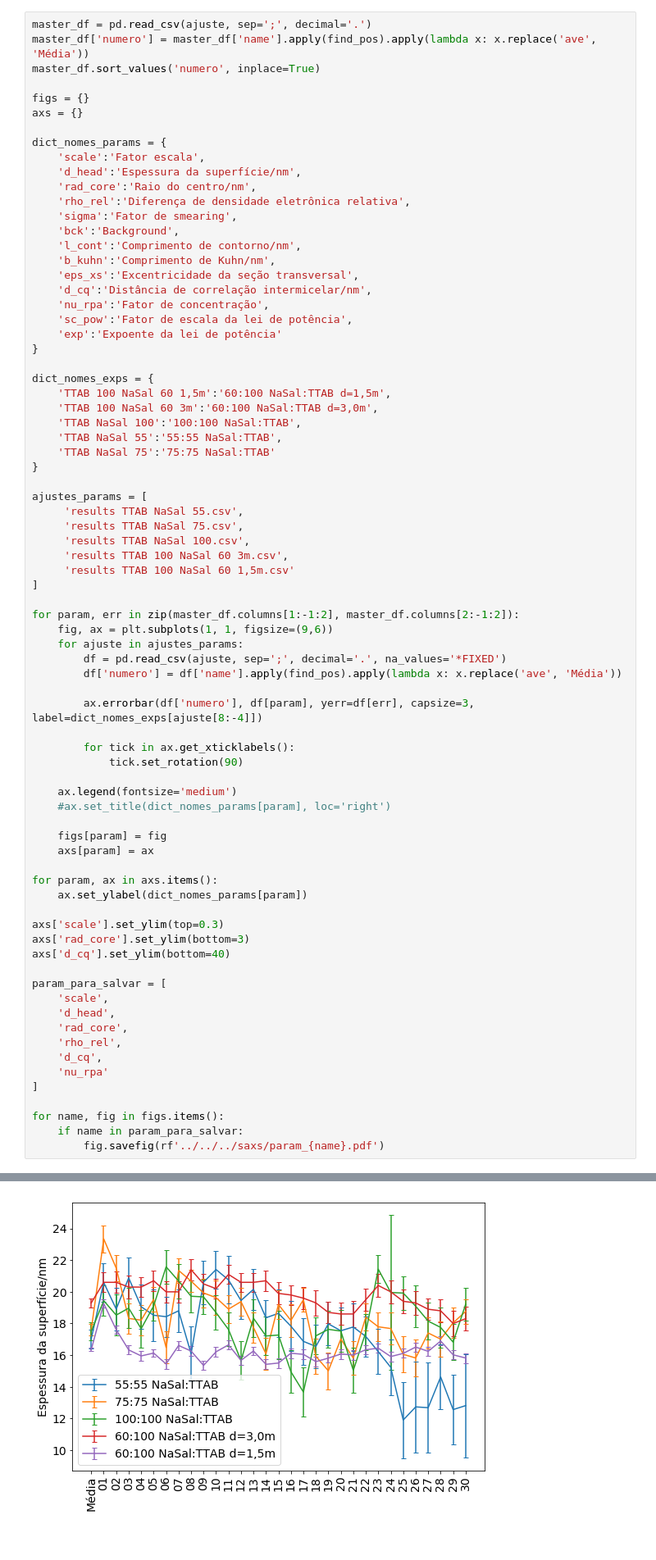
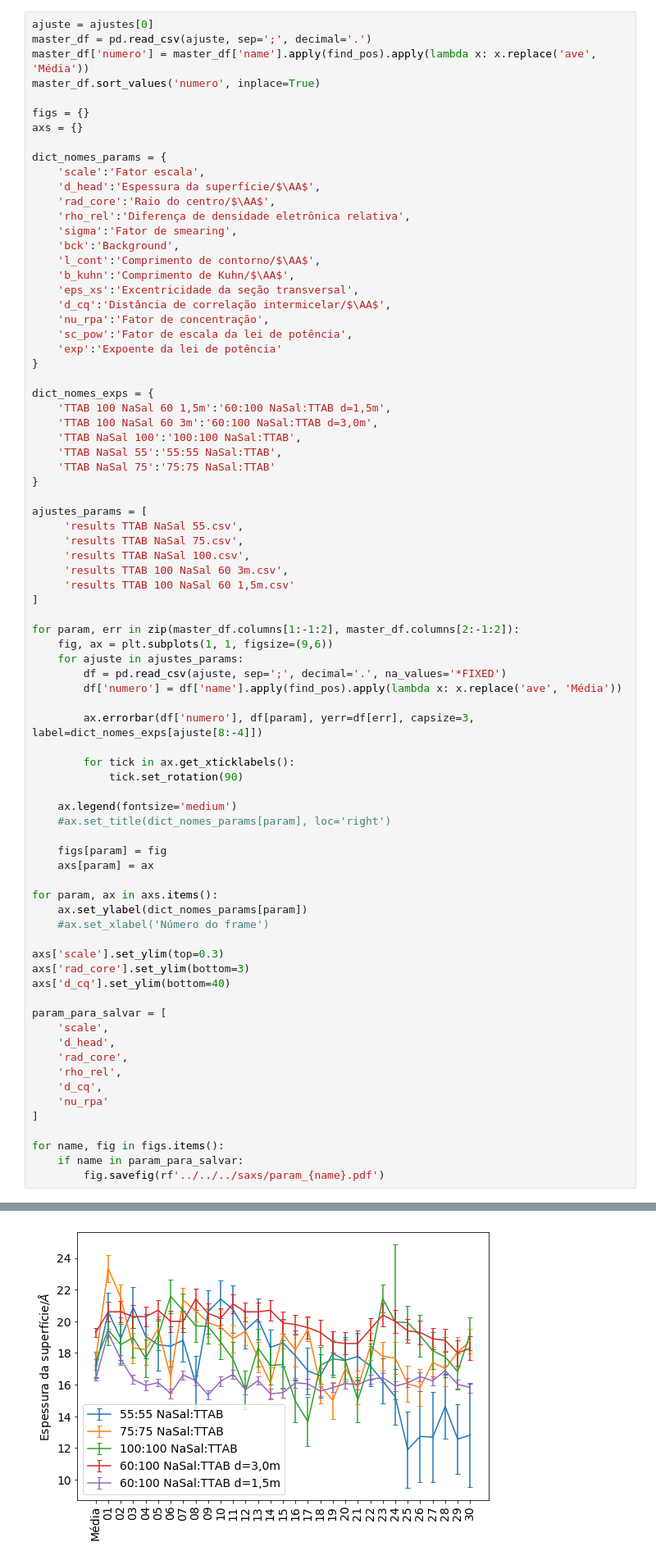
Before and after one commit to KarlClinckspoor/Tese, a Jupyter notebook: imagens/notebooks/dados experimentais/TR_SAXS/Plots SAXS.ipynb, the cells around one changed output, grey strips where cells are left out. Shown at 82% size. Drawn from its saved outputs; the diff is of its cells as text.

```diff
--- a/imagens/notebooks/dados experimentais/TR_SAXS/Plots SAXS.ipynb
+++ b/imagens/notebooks/dados experimentais/TR_SAXS/Plots SAXS.ipynb
@@ -528,6 +528,7 @@ ax.legend()
 # %% [markdown]
 ## Todos
 # %%
+ajuste = ajustes[0]
 master_df = pd.read_csv(ajuste, sep=';', decimal='.')
 master_df['numero'] = master_df['name'].apply(find_pos).apply(lambda x: x.replace('ave', 'Média'))
 master_df.sort_values('numero', inplace=True)
@@ -537,15 +538,15 @@ axs = {}
 
 dict_nomes_params = {
     'scale':'Fator escala',
-    'd_head':'Espessura da superfície/nm',
-    'rad_core':'Raio do centro/nm',
+    'd_head':'Espessura da superfície/$\AA$',
+    'rad_core':'Raio do centro/$\AA$',
     'rho_rel':'Diferença de densidade eletrônica relativa',
     'sigma':'Fator de smearing',
     'bck':'Background',
-    'l_cont':'Comprimento de contorno/nm',
-    'b_kuhn':'Comprimento de Kuhn/nm',
+    'l_cont':'Comprimento de contorno/$\AA$',
+    'b_kuhn':'Comprimento de Kuhn/$\AA$',
     'eps_xs':'Excentricidade da seção transversal',
-    'd_cq':'Distância de correlação intermicelar/nm',
+    'd_cq':'Distância de correlação intermicelar/$\AA$',
     'nu_rpa':'Fator de concentração',
     'sc_pow':'Fator de escala da lei de potência',
     'exp':'Expoente da lei de potência'
@@ -578,31 +579,32 @@ for param, err in zip(master_df.columns[1:-1:2], master_df.columns[2:-1:2]):
         for tick in ax.get_xticklabels():
             tick.set_rotation(90)
 
     ax.legend(fontsize='medium')
     #ax.set_title(dict_nomes_params[param], loc='right')
 
     figs[param] = fig
     axs[param] = ax
 
 for param, ax in axs.items():
     ax.set_ylabel(dict_nomes_params[param])
+    #ax.set_xlabel('Número do frame')
 
 axs['scale'].set_ylim(top=0.3)
 axs['rad_core'].set_ylim(bottom=3)
 axs['d_cq'].set_ylim(bottom=40)
 
 param_para_salvar = [
     'scale',
     'd_head',
     'rad_core',
     'rho_rel',
     'd_cq',
     'nu_rpa'
 ]
 
 for name, fig in figs.items():
     if name in param_para_salvar:
         fig.savefig(rf'../../../saxs/param_{name}.pdf')
 # %% [output]
 [figure]
-[figure, old version]
+[figure, new version]
```
Also changed, not shown: parts of 9 cells of this notebook, 16 other files.
